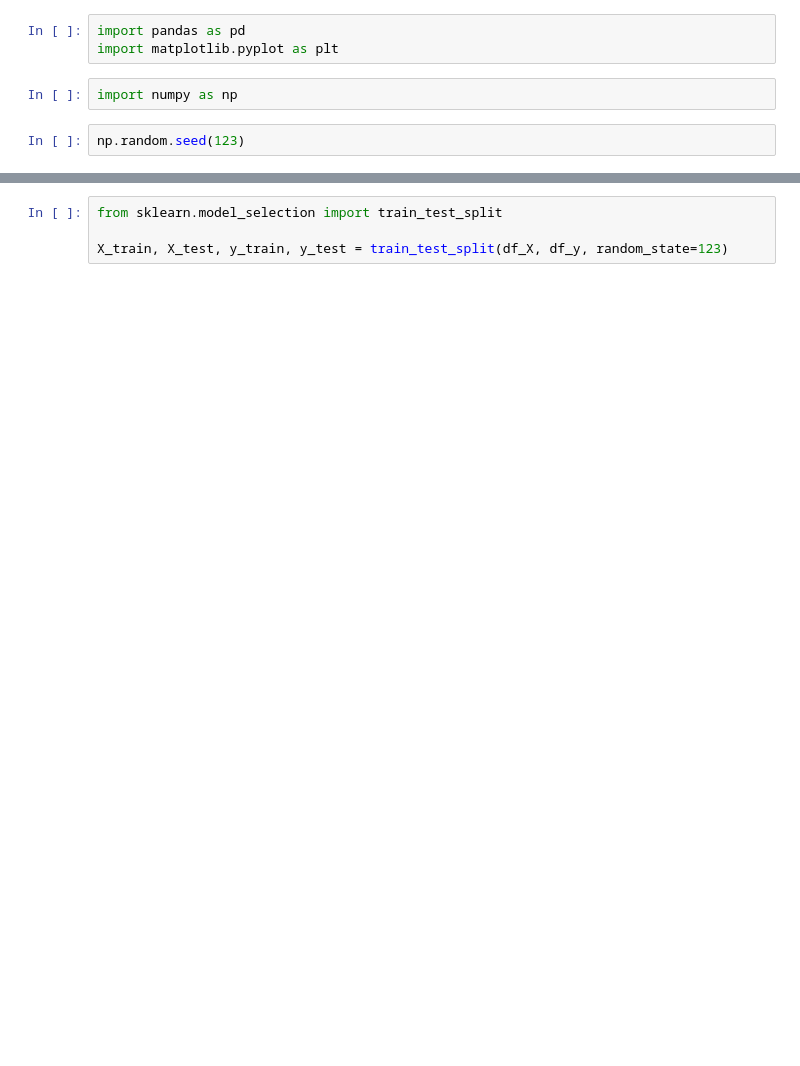
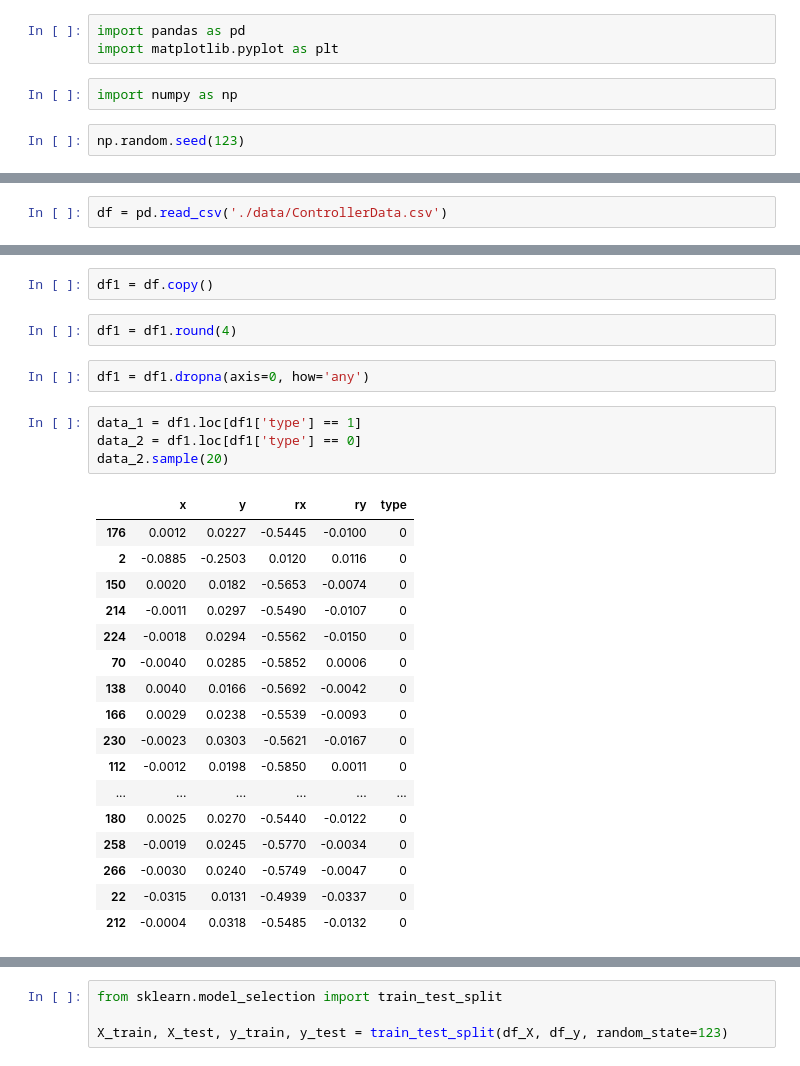
Before and after one commit to jishen027/FPS_Player_intent_detector, a Jupyter notebook: data-analysis/controllerDataAnalysis.ipynb, the cells around one changed output, grey strips where cells are left out. Saved outputs shown, nothing was run; the diff lists cells and outputs as text; blank space fills up the shorter version.

```diff
--- a/data-analysis/controllerDataAnalysis.ipynb
+++ b/data-analysis/controllerDataAnalysis.ipynb
@@ -53,0 +8,2 @@ df_2.info
+# %%
+df = pd.read_csv('./data/ControllerData.csv')
@@ -53,0 +40,28 @@ df_2.info
+# %%
+df1 = df.copy()
+# %%
+df1 = df1.round(4)
+# %%
+df1 = df1.dropna(axis=0, how='any')
+# %%
+data_1 = df1.loc[df1['type'] == 1]
+data_2 = df1.loc[df1['type'] == 0]
+data_2.sample(20)
+# %% [output]
+|  | x | y | rx | ry | type |
+| 176 | 0.0012 | 0.0227 | -0.5445 | -0.0100 | 0 |
+| 2 | -0.0885 | -0.2503 | 0.0120 | 0.0116 | 0 |
+| 150 | 0.0020 | 0.0182 | -0.5653 | -0.0074 | 0 |
+| 214 | -0.0011 | 0.0297 | -0.5490 | -0.0107 | 0 |
+| 224 | -0.0018 | 0.0294 | -0.5562 | -0.0150 | 0 |
+| 70 | -0.0040 | 0.0285 | -0.5852 | 0.0006 | 0 |
+| 138 | 0.0040 | 0.0166 | -0.5692 | -0.0042 | 0 |
+| 166 | 0.0029 | 0.0238 | -0.5539 | -0.0093 | 0 |
+| 230 | -0.0023 | 0.0303 | -0.5621 | -0.0167 | 0 |
+| 112 | -0.0012 | 0.0198 | -0.5850 | 0.0011 | 0 |
+| ... | ... | ... | ... | ... | ... |
+| 180 | 0.0025 | 0.0270 | -0.5440 | -0.0122 | 0 |
+| 258 | -0.0019 | 0.0245 | -0.5770 | -0.0034 | 0 |
+| 266 | -0.0030 | 0.0240 | -0.5749 | -0.0047 | 0 |
+| 22 | -0.0315 | 0.0131 | -0.4939 | -0.0337 | 0 |
+| 212 | -0.0004 | 0.0318 | -0.5485 | -0.0132 | 0 |
```
Also changed, not shown: parts of 25 cells of this notebook, 7 other files.
